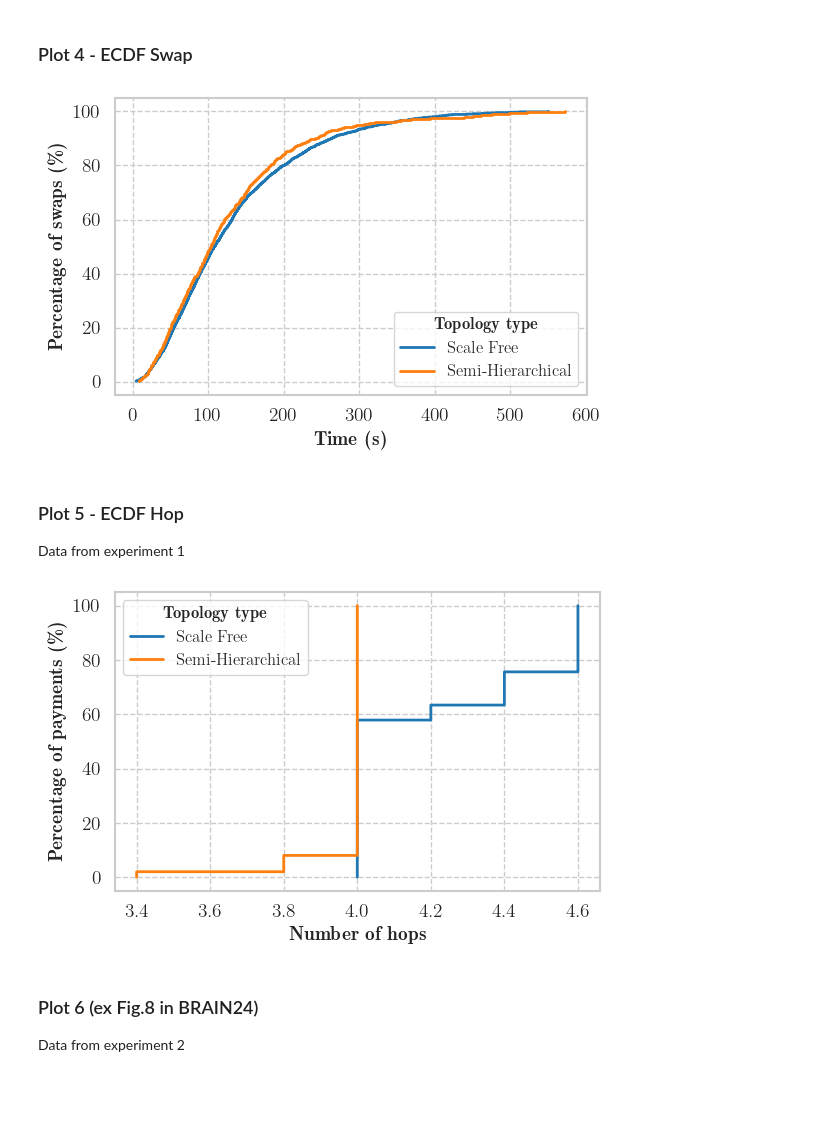
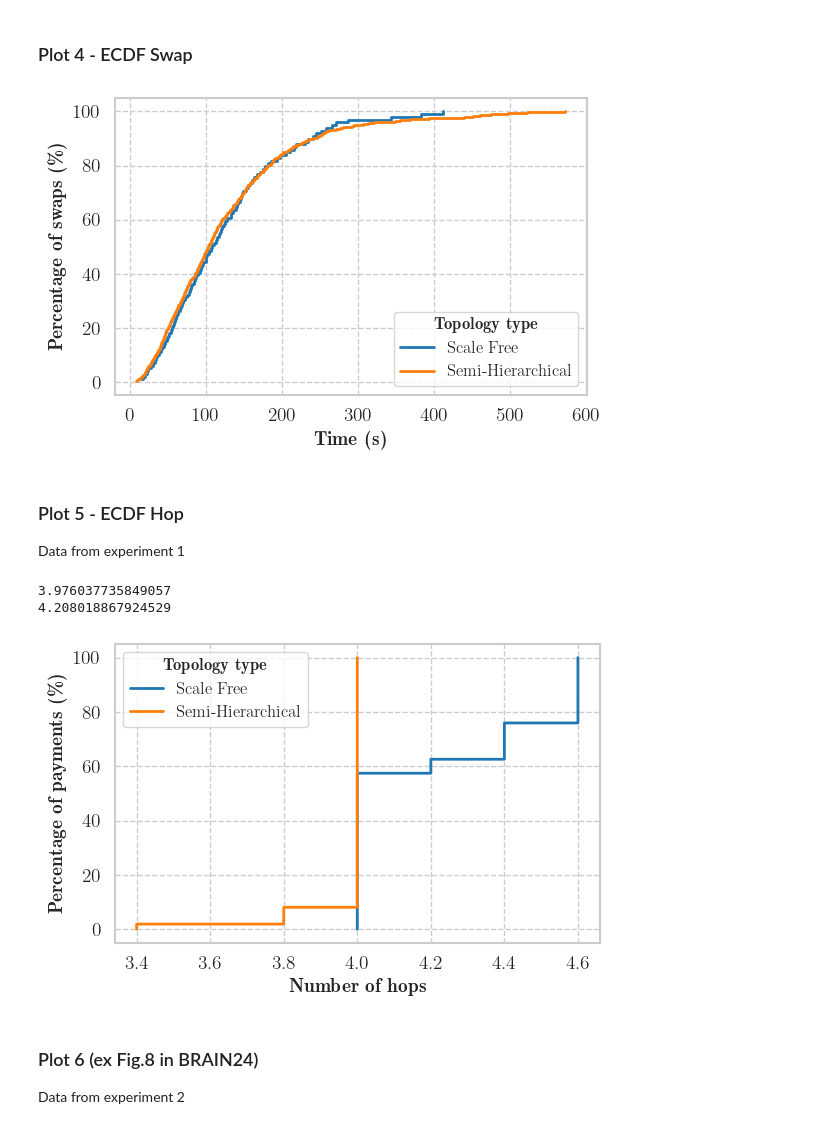
Before and after one commit to bancaditalia/itcoin-pcn-simulator, a Jupyter notebook: experiments/2024_COMCOM/COMCOM24.ipynb, the cells around one changed output. Cells and saved outputs as stored; diff of their text form; code cells hidden in the pictures; blank space fills up the shorter version.

```diff
--- a/experiments/2024_COMCOM/COMCOM24.ipynb
+++ b/experiments/2024_COMCOM/COMCOM24.ipynb
@@ -456,9 +489,9 @@ See the caveats in the documentation: https://pandas.pydata.org/pandas-docs/stab
 ### Plot 4 - ECDF Swap
 # %%
 # 0.0018
-def read_swap_data(topology_type):
+def read_swap_data(topology_type,folder_name):
     # Define the root directory
-    root_dir = Path(f'results/exp-1/{topology_type}/0.0018-FULL')
+    root_dir = Path(f'results/exp-1/{topology_type}/{folder_name}')
 
     # Initialize a list to hold the DataFrames
     latencies = []
@@ -482,8 +515,8 @@ def read_swap_data(topology_type):
     return ecdfs
 
 def plot4(ax):
-    SH_swap_ecdf = read_swap_data('SH_PCN')
-    SF_swap_ecdf = read_swap_data('SF_PCN')
+    SH_swap_ecdf = read_swap_data('SH_PCN','0.0018-FULL')
+    SF_swap_ecdf = read_swap_data('SF_PCN','0.01-FULL')
 
     SH_mean_x = np.mean([row[0] for row in SH_swap_ecdf], axis=0)
     SH_mean_y = np.mean([row[1] for row in SH_swap_ecdf], axis=0)
@@ -499,40 +532,40 @@ def plot4(ax):
         linewidth=2,
         label="Scale Free",
         zorder=1
     )
     ax.step(
         SH_mean_x,
         SH_mean_y,
         where="post",
         color="tab:orange",
         linewidth=2,
         label="Semi-Hierarchical",
         zorder=1
     )
     ax.yaxis.set_major_formatter(ticker.PercentFormatter(xmax=1, decimals=0, is_latex=True))
     ax.set_xlabel(r"\textbf{Time (s)}")
     ax.set_ylabel( r"\begin{center}\textbf{Percentage of swaps (\%)}\end{center}")
     plt.legend(title=r"\textbf{Topology type}")
 
 fig, ax = plt.subplots(1, 1, figsize=(6,4))
 plot4(ax)
 plt.tight_layout()
 plt.show()
 fig.savefig(
     "./plots/plot4.pdf",
     format="pdf",
     pad_inches=0,
     bbox_inches="tight"
 )
 plt.close(fig)
 # %% [output]
-[figure, old version]
+[figure, new version]
 # %% [markdown]
 ### Plot 5 - ECDF Hop
 Data from experiment 1
 # %%
-filtered_exp_3_SH = exp_1_SH[(exp_1_SH['rebal_mode'] == 'Full') & (exp_1_SH['capacity'] == 0.001)]
-filtered_exp_3_SF = exp_1_SF[(exp_1_SF['rebal_mode'] == 'Full') & (exp_1_SF['capacity'] == 0.001)]
+filtered_exp_3_SH = exp_1_SH[(exp_1_SH['rebal_mode'] == 'Full') & (exp_1_SH['capacity'] == 0.0018)]
+filtered_exp_3_SF = exp_1_SF[(exp_1_SF['rebal_mode'] == 'Full') & (exp_1_SF['capacity'] == 0.01)]
 
 def hops_ecdf(hops_data):
     hops_data = literal_eval(hops_data)
@@ -551,6 +584,9 @@ SH_mean_y = np.mean([row[1] for row in SH_hops_ecdf], axis=0)
 
 SF_mean_x = np.mean([row[0] for row in SF_hops_ecdf], axis=0)
 SF_mean_y = np.mean([row[1] for row in SF_hops_ecdf], axis=0)
+
+print(np.mean(SH_mean_x))
+print(np.mean(SF_mean_x))
 
 fig, ax = plt.subplots(1, 1, figsize=(6,4))
 plt.step(
@@ -579,10 +615,14 @@ plt.tight_layout()
 plt.show()
 fig.savefig(
     "./plots/plot5.pdf",
-    format="pdf"
+    format="pdf",
+    pad_inches=0,
+    bbox_inches="tight"
 )
 plt.close(fig)
 # %% [output]
+3.976037735849057
+4.208018867924529
 [figure]
 # %% [markdown]
 ### Plot 6 (ex Fig.8 in BRAIN24)
```
Also changed, not shown: parts of 7 cells of this notebook.
